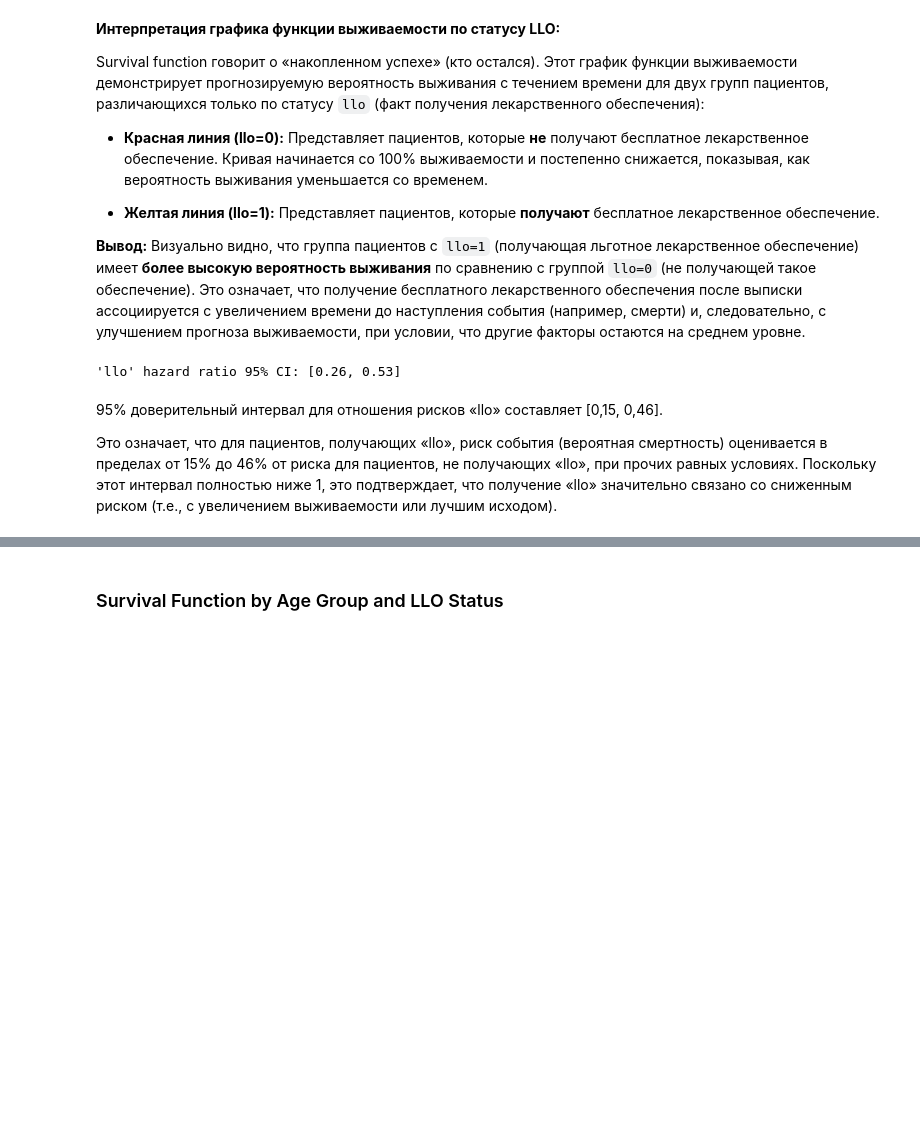
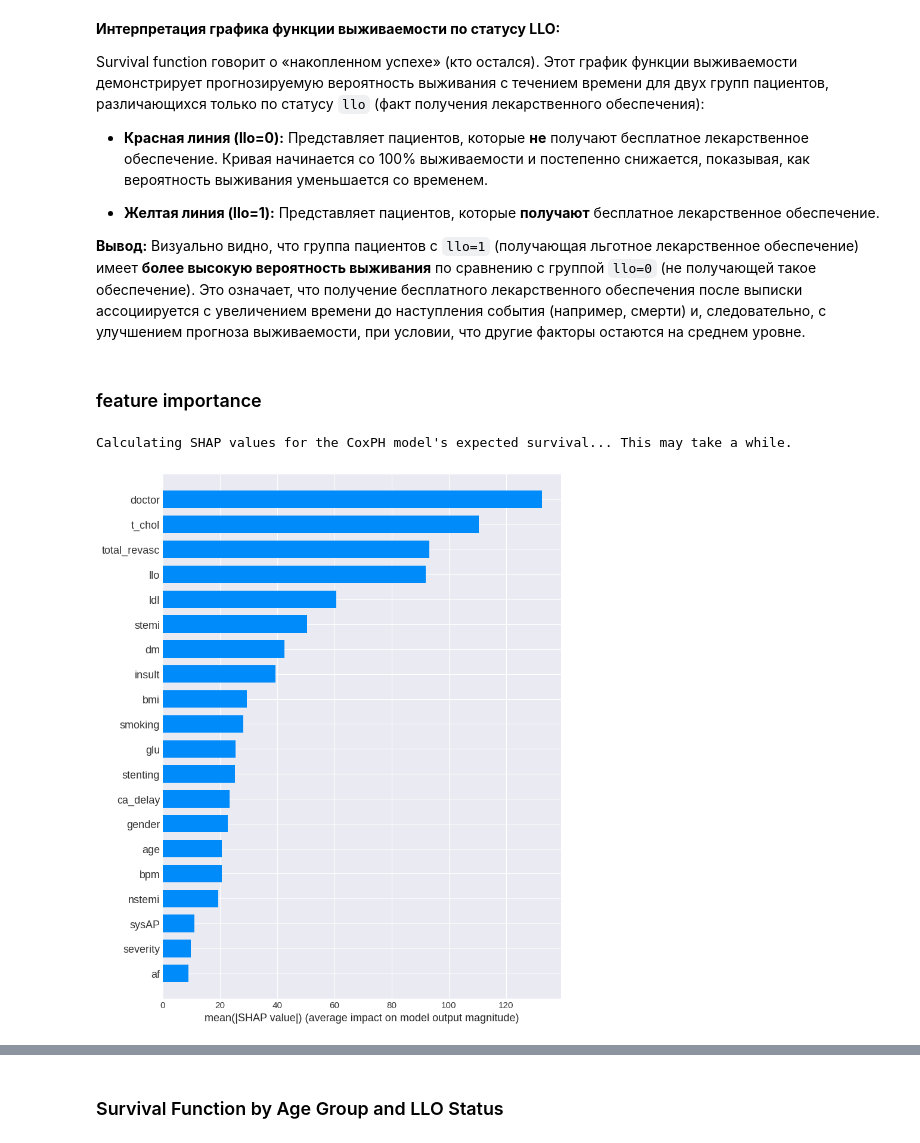
Before and after one commit to D2718281828nis/BioMedAI-Heart-Desease-LifeTime-Forecast, a Jupyter notebook: Survival-function-analysys.ipynb, the cells around one changed output, grey strips where cells are left out. Cells and saved outputs as stored; diff of their text form; code cells hidden in the pictures; blank space fills up the shorter version.

```diff
--- a/Survival-function-analysys.ipynb
+++ b/Survival-function-analysys.ipynb
@@ -610,14 +644,47 @@ Survival function говорит о «накопленном успехе» (к
 *   **Желтая линия (llo=1):** Представляет пациентов, которые **получают** бесплатное лекарственное обеспечение.
 
 **Вывод:** Визуально видно, что группа пациентов с `llo=1` (получающая льготное лекарственное обеспечение) имеет **более высокую вероятность выживания** по сравнению с группой `llo=0` (не получающей такое обеспечение). Это означает, что получение бесплатного лекарственного обеспечения после выписки ассоциируется с увеличением времени до наступления события (например, смерти) и, следовательно, с улучшением прогноза выживаемости, при условии, что другие факторы остаются на среднем уровне.
-# %%
-llo_hazard_ratio_lower_ci = cph.summary.loc['llo', 'exp(coef) lower 95%']
-llo_hazard_ratio_upper_ci = cph.summary.loc['llo', 'exp(coef) upper 95%']
-
-print(f"'llo' hazard ratio 95% CI: [{llo_hazard_ratio_lower_ci:.2f}, {llo_hazard_ratio_upper_ci:.2f}]")
-# %% [output]
-'llo' hazard ratio 95% CI: [0.26, 0.53]
-# %% [markdown]
-95% доверительный интервал для отношения рисков «llo» составляет [0,15, 0,46].
-
-Это означает, что для пациентов, получающих «llo», риск события (вероятная смертность) оценивается в пределах от 15% до 46% от риска для пациентов, не получающих «llo», при прочих равных условиях. Поскольку этот интервал полностью ниже 1, это подтверждает, что получение «llo» значительно связано со сниженным риском (т.е., с увеличением выживаемости или лучшим исходом).
+# %% [markdown]
+### feature importance
+# %%
+import shap
+import matplotlib.pyplot as plt
+import pandas as pd
+import numpy as np
+
+# Define a prediction wrapper function for the CoxPHFitter model.
+# SHAP's KernelExplainer expects a function that takes a 2D numpy array
+# and returns a 1D numpy array of predictions (e.g., expected survival time).
+# The cph.predict_expectation method expects a DataFrame with named columns.
+def cph_predict_expectation_wrapper(X_scaled_array):
+    # Ensure the input array has the correct feature names and is a DataFrame
+    # original_gb_reg_features should contain the names of all features in X_test_sc/X_train_sc
+    X_df = pd.DataFrame(X_scaled_array, columns=original_gb_reg_features)
+    # Predict expected lifetime
+    return cph.predict_expectation(X_df).values
+
+# For KernelExplainer, it's good practice to use a background dataset (e.g., a sample of X_train_sc).
+# A smaller background dataset will run faster but might be less accurate.
+# Let's use a sample of 100 observations from X_train_sc.
+explainer_background = shap.sample(X_train_sc, 3)
+
+# Initialize SHAP KernelExplainer with the wrapper function and background data
+explainer = shap.KernelExplainer(cph_predict_expectation_wrapper, explainer_background)
+# %%
+
+# Calculate SHAP values for the test set. This can be computationally intensive.
+# For demonstration, we might sample X_test_sc if it's very large.
+# Using the full X_test_sc here as it's not excessively large (542 samples).
+print("Calculating SHAP values for the CoxPH model's expected survival... This may take a while.")
+shap_values_cph = explainer.shap_values(X_test_sc)
+# %% [output]
+Calculating SHAP values for the CoxPH model's expected survival... This may take a while.
+# %%
+
+# Create a SHAP summary plot (bar) for the CoxPH model
+plt.figure(figsize=(10, 6))
+shap.summary_plot(shap_values_cph, X_test_sc, feature_names=original_gb_reg_features, plot_type="bar")
+#plt.title('Feature Importance (SHAP values) for CPH Expected Survival')
+plt.show()
+# %% [output]
+[figure, added]
```
Also changed, not shown: parts of 30 cells of this notebook.
